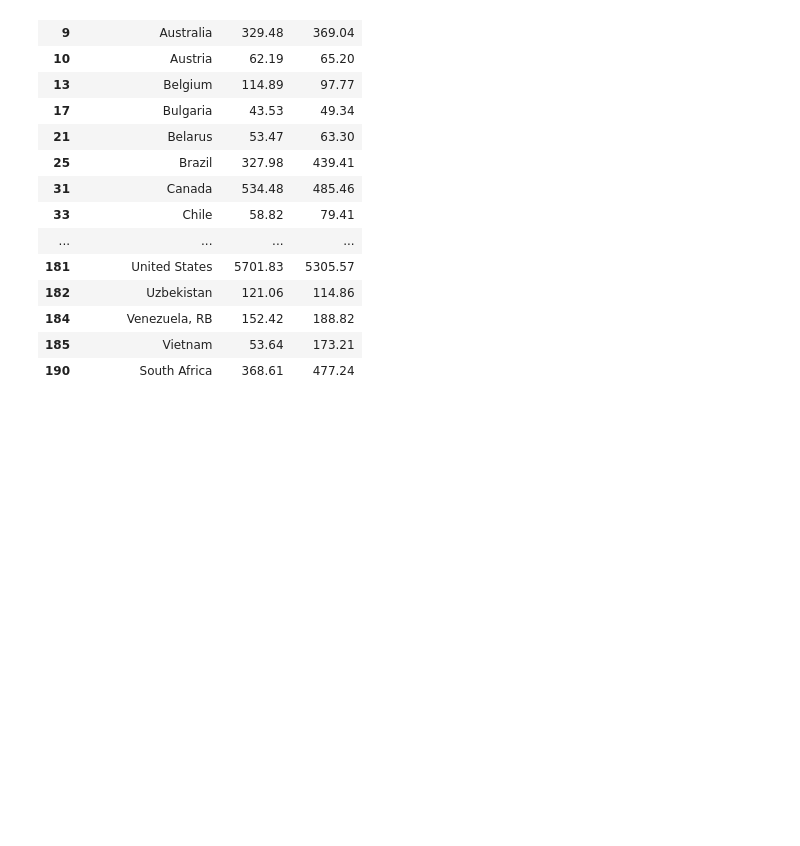
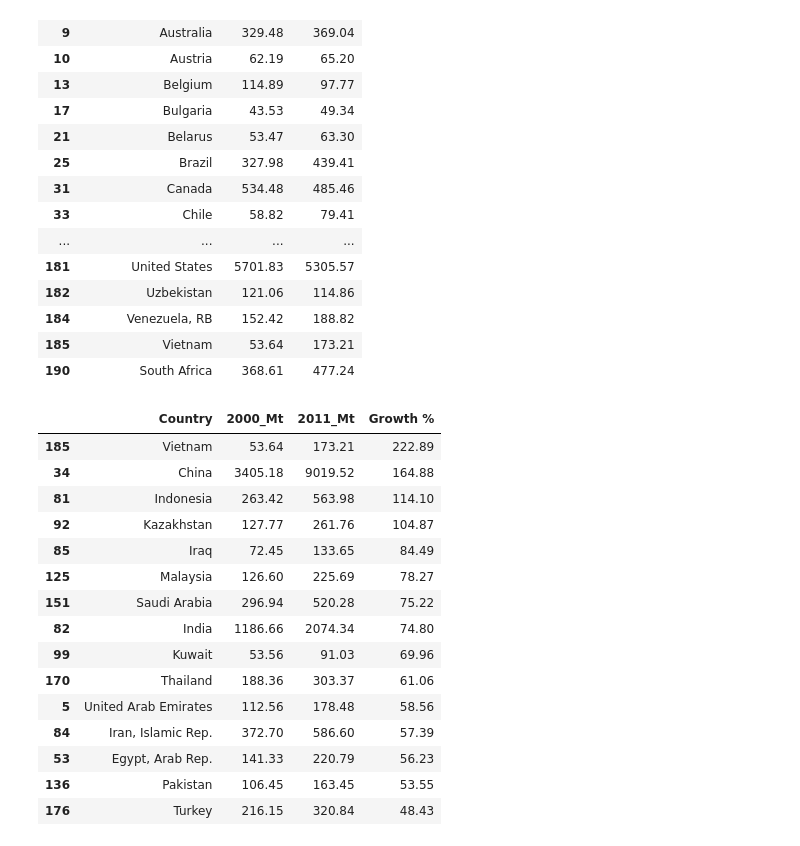
Before and after one commit to sanaullah525/Global-CO2-Emissions-Data-Analysis-Project, a Jupyter notebook: datapr.ipynb, the cells around one changed output. Cells and saved outputs as stored; diff of their text form; code cells hidden in the pictures; blank space fills up the shorter version.

Commit message:
Calculating the percentage growth and looking for the fastest growing emitters (2000-2011).

```diff
--- a/datapr.ipynb
+++ b/datapr.ipynb
@@ -222,3 +223,26 @@ df
 | 184 | Venezuela, RB | 152.42 | 188.82 |
 | 185 | Vietnam | 53.64 | 173.21 |
 | 190 | South Africa | 368.61 | 477.24 |
+# %%
+# Calculating percentage growth and looking for the fastest growing emitters (2000-2011).
+df['Growth %']= ((df['2011_Mt']- df['2000_Mt'])/df['2000_Mt'])*100
+
+df= df.sort_values(by= 'Growth %', ascending= False).head(15)
+df
+# %% [output]
+|  | Country | 2000_Mt | 2011_Mt | Growth % |
+| 185 | Vietnam | 53.64 | 173.21 | 222.89 |
+| 34 | China | 3405.18 | 9019.52 | 164.88 |
+| 81 | Indonesia | 263.42 | 563.98 | 114.10 |
+| 92 | Kazakhstan | 127.77 | 261.76 | 104.87 |
+| 85 | Iraq | 72.45 | 133.65 | 84.49 |
+| 125 | Malaysia | 126.60 | 225.69 | 78.27 |
+| 151 | Saudi Arabia | 296.94 | 520.28 | 75.22 |
+| 82 | India | 1186.66 | 2074.34 | 74.80 |
+| 99 | Kuwait | 53.56 | 91.03 | 69.96 |
+| 170 | Thailand | 188.36 | 303.37 | 61.06 |
+| 5 | United Arab Emirates | 112.56 | 178.48 | 58.56 |
+| 84 | Iran, Islamic Rep. | 372.70 | 586.60 | 57.39 |
+| 53 | Egypt, Arab Rep. | 141.33 | 220.79 | 56.23 |
+| 136 | Pakistan | 106.45 | 163.45 | 53.55 |
+| 176 | Turkey | 216.15 | 320.84 | 48.43 |
```
Also changed, not shown: parts of 1 cell of this notebook.
